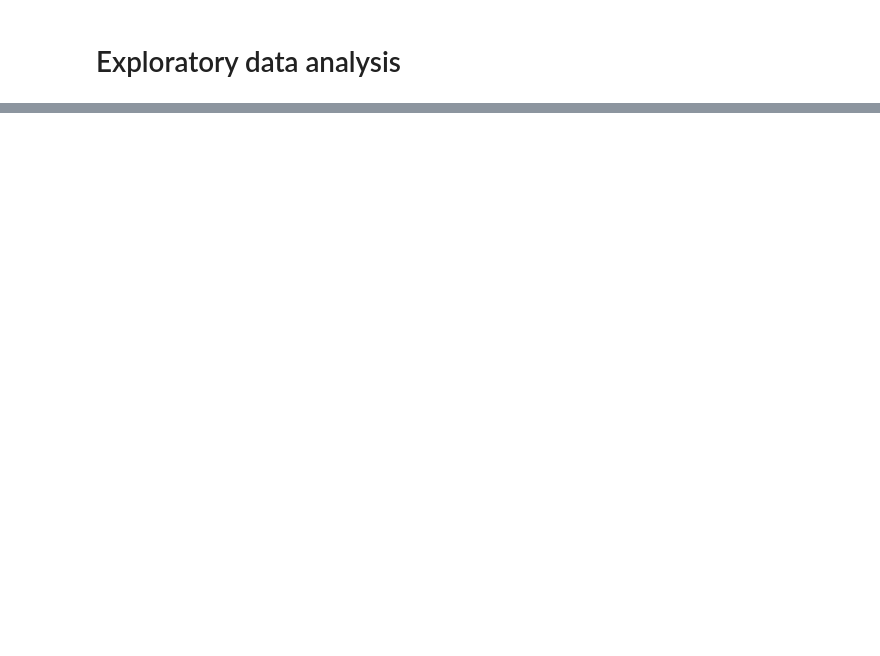
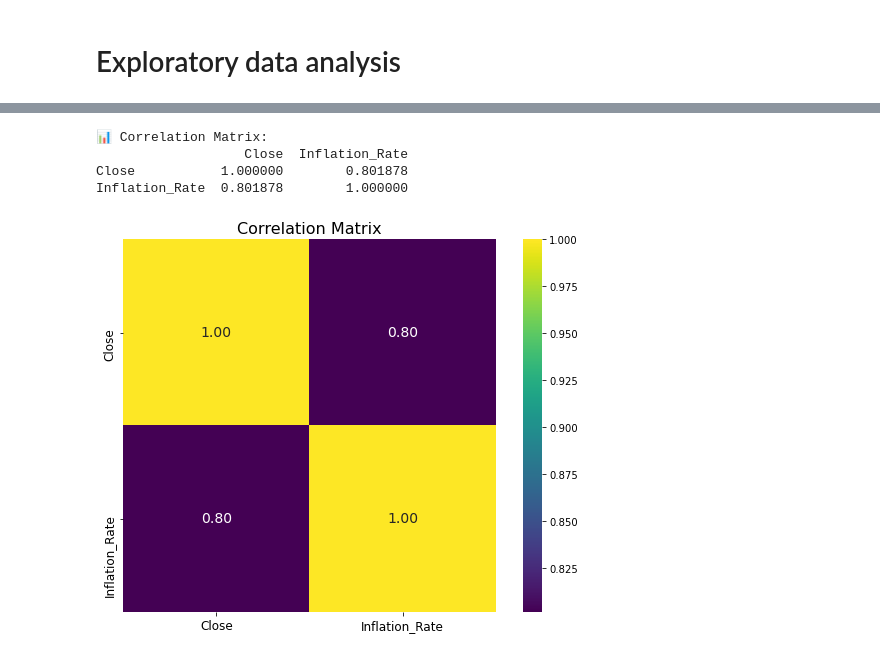
Before and after one commit to keithsm23/Modelling-Financial-Risk-in-Cryptocurrency-Markets, a Jupyter notebook: Modelling Financial Risk in Cryptocurrency Markets.ipynb, the cells around one changed output, grey strips where cells are left out. Saved outputs shown, nothing was run; the diff lists cells and outputs as text; code cells hidden in the pictures; blank space fills up the shorter version.

```diff
--- a/Modelling Financial Risk in Cryptocurrency Markets.ipynb
+++ b/Modelling Financial Risk in Cryptocurrency Markets.ipynb
@@ -329,0 +261,29 @@ Inflation_Rate    NaN             NaN
+# %%
+# Correlation Between BTC Price and Inflation Rate
+numeric_cols = ['Close', 'Inflation_Rate']
+correlation_matrix = merged_data[numeric_cols].corr()
+print("\n📊 Correlation Matrix:")
+print(correlation_matrix)
+
+# Plotting correlation matrix p
+plt.figure(figsize=(8, 6))
+sns.heatmap(
+    correlation_matrix,
+    annot=True,
+    cmap='viridis',
+    annot_kws={"fontsize": 14},
+    square=True,
+    cbar=True,
+    fmt=".2f"
+)
+plt.title('Correlation Matrix', fontsize=16)
+plt.xticks(fontsize=12)
+plt.yticks(fontsize=12)
+plt.tight_layout()
+plt.show()
+# %% [output]
+📊 Correlation Matrix:
+                   Close  Inflation_Rate
+Close           1.000000        0.801878
+Inflation_Rate  0.801878        1.000000
+[figure, added]
```
Also changed, not shown: parts of 26 cells of this notebook.
